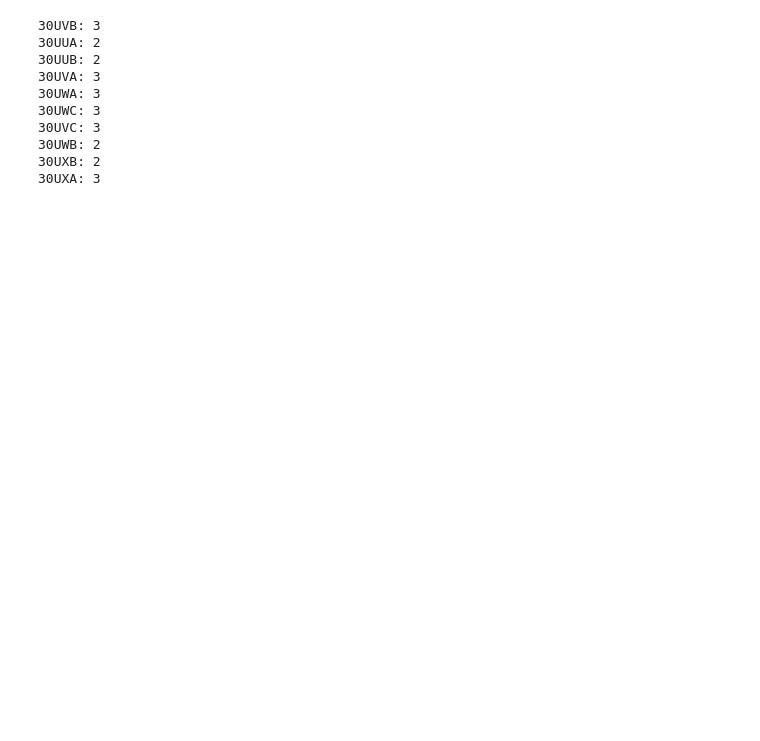
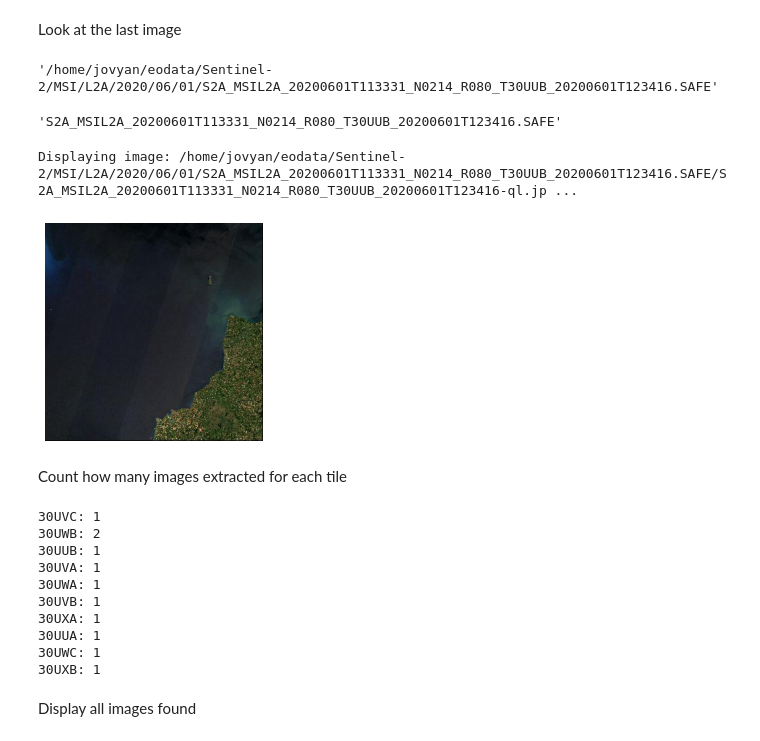
Before and after one commit to olley102/MarineHabitatMapping-WEkEO, a Jupyter notebook: S2Explore.ipynb, the cells around one changed output. Saved outputs shown, nothing was run; the diff lists cells and outputs as text; code cells hidden in the pictures; blank space fills up the shorter version.

```diff
--- a/S2Explore.ipynb
+++ b/S2Explore.ipynb
@@ -73,0 +28,3 @@ while current_date <= end_date:
+# %%
+tile_grid_shapefile = "./Sentinel-2-Shapefile-Index/sentinel_2_index_shapefile.shp"
+tile_grid = gpd.read_file(tile_grid_shapefile)
@@ -73,0 +51,7 @@ while current_date <= end_date:
+# %%
+tile_polygons = {tile: None for tile in south_west_tiles}
+
+for tile_code in south_west_tiles:
+    selected_tile = tile_grid[tile_grid['Name'] == tile_code]
+    polygon = selected_tile.geometry.iloc[0]
+    tile_polygons[tile_code] = polygon
@@ -74,15 +188,41 @@ while current_date <= end_date:
+# %% [markdown]
+Look at the last image
+# %%
+safe_path
+# %% [output]
+'/home/jovyan/eodata/Sentinel-2/MSI/L2A/2020/06/01/S2A_MSIL2A_20200601T113331_N0214_R080_T30UUB_20200601T123416.SAFE'
+# %%
+safe_name = os.path.basename(safe_path)
+safe_name
+# %% [output]
+'S2A_MSIL2A_20200601T113331_N0214_R080_T30UUB_20200601T123416.SAFE'
+# %%
+img_file_name = f"{safe_name[:-5]}-ql.jpg"
+img_path = os.path.join(safe_path, img_file_name)
+print(f"Displaying image: {img_path}")
+with Image.open(img_path) as img:
+    plt.imshow(img)
+    plt.axis('off')
+    plt.show()
+# %% [output]
+Displaying image: /home/jovyan/eodata/Sentinel-2/MSI/L2A/2020/06/01/S2A_MSIL2A_20200601T113331_N0214_R080_T30UUB_20200601T123416.SAFE/S2A_MSIL2A_20200601T113331_N0214_R080_T30UUB_20200601T123416-ql.jp ...
+[figure, added]
+# %% [markdown]
+Count how many images extracted for each tile
 # %%
-for key in tile_images:
-    print(f"{key}: {len(tile_images[key])}")
+for key in tile_safes:
+    print(f"{key}: {len(tile_safes[key])}")
 # %% [output]
-30UVB: 3
-30UUA: 2
-30UUB: 2
-30UVA: 3
-30UWA: 3
-30UWC: 3
-30UVC: 3
+30UVC: 1
 30UWB: 2
-30UXB: 2
-30UXA: 3
+30UUB: 1
+30UVA: 1
+30UWA: 1
+30UVB: 1
+30UXA: 1
+30UUA: 1
+30UWC: 1
+30UXB: 1
+# %% [markdown]
+Display all images found
 # %%
```
Also changed, not shown: parts of 18 cells of this notebook.
